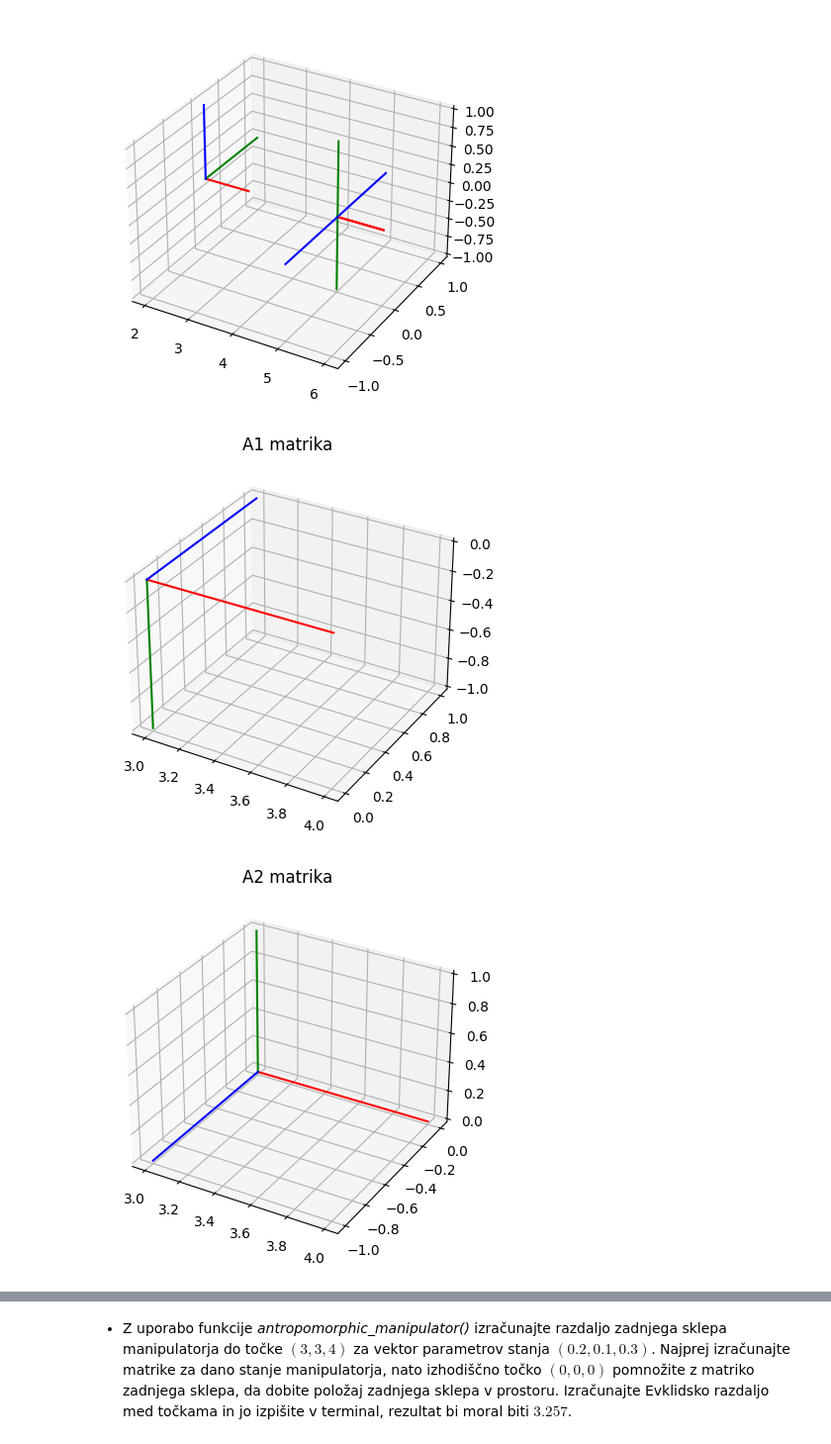
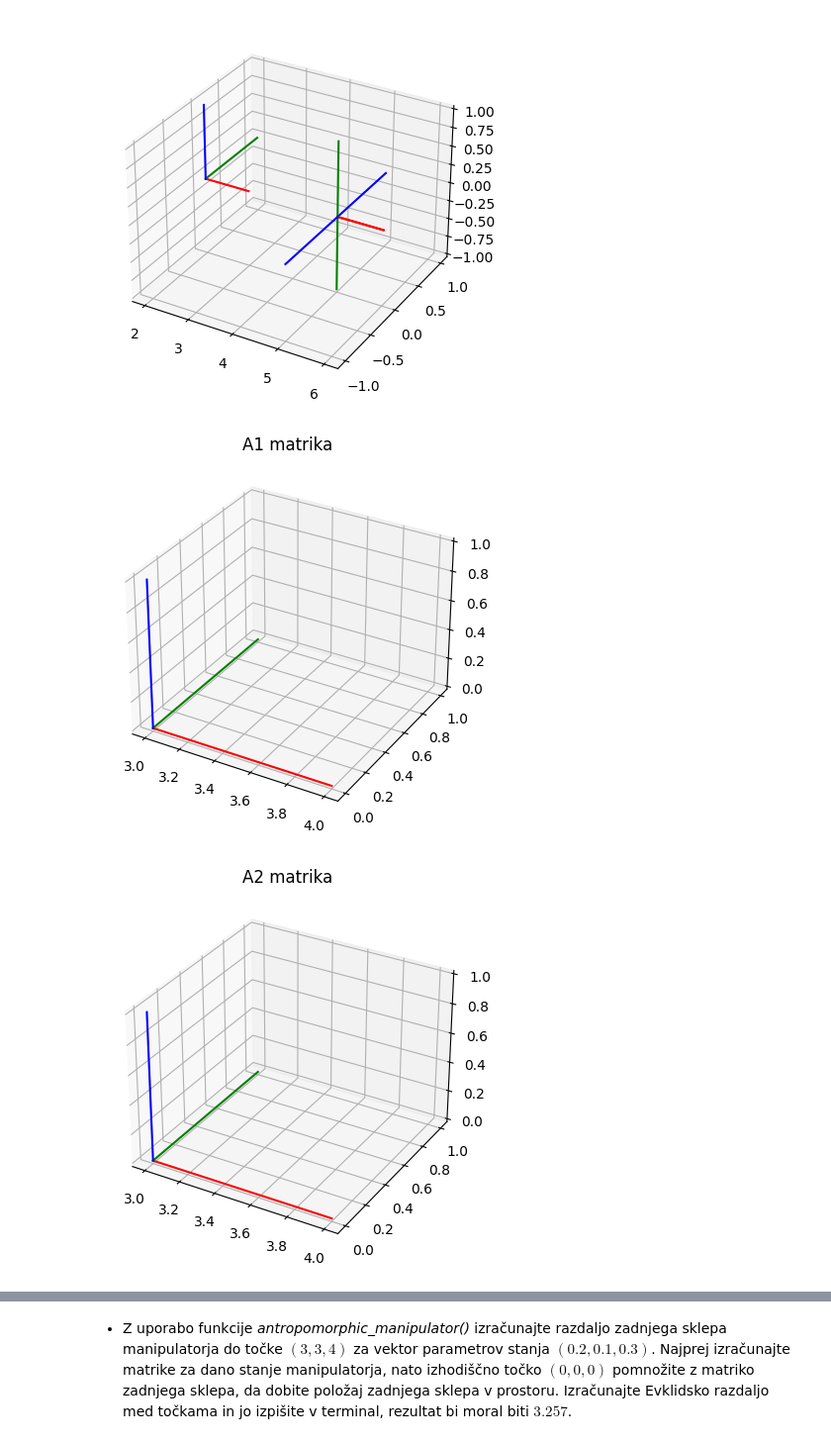
Before and after one commit to Krevs321/Robotika03, a Jupyter notebook: vaja3.ipynb, the cells around one changed output, grey strips where cells are left out. Shown at 99% size. Saved outputs shown, nothing was run; the diff lists cells and outputs as text; code cells hidden in the pictures.

```diff
--- a/vaja3.ipynb
+++ b/vaja3.ipynb
@@ -263,9 +263,9 @@ import numpy as np
 
 def antropomorphic_manipulator(a1, a2, a3):
     # Izračun A1, A2 in A3 na podlagi vhodnih parametrov a1, a2 in a3
-    A1 = dh_joint([3, -math.radians(90), 0, a1])
-    A2 = dh_joint([3, math.radians(90), 0, a2])
-    A3 = dh_joint([3, 0, a3, 0])
+    A1 = dh_joint([3, 0, 0, a1])
+    A2 = dh_joint([3, 0, 0, a2])
+    A3 = dh_joint([3, 0, 0, a3])
 
     return (A1, A2, A3)
 # %% [markdown]
@@ -310,26 +307,25 @@ plt.show()
 # %%
 # Zapišite rešitev za antropomorfni manipulator tukaj
 A1, A2, A3 = antropomorphic_manipulator(0, 0, 0)
 
-vec = np.array([0, 0, 0, 1])
 fig = plt.figure()
 ax = plt.axes(projection ='3d')
 show_system(ax, A1)
 ax.set_title('A1 matrika')
 
 fig = plt.figure()
 ax = plt.axes(projection ='3d')
 show_system(ax, A2)
 ax.set_title('A2 matrika')
 
 fig = plt.figure()
 ax = plt.axes(projection ='3d')
 show_system(ax, A3)
 ax.set_title('A3 matrika')
 plt.show()
 # %% [output]
-[figure, old version]
+[figure, new version]
-[figure, old version]
+[figure, new version]
 [figure]
 # %% [markdown]
 * Z uporabo funkcije <i>antropomorphic_manipulator()</i> izračunajte razdaljo zadnjega sklepa manipulatorja do točke $(3, 3, 4)$ za vektor parametrov stanja $(0.2, 0.1, 0.3)$. Najprej izračunajte matrike za dano stanje manipulatorja, nato izhodiščno točko $(0, 0, 0)$ pomnožite z matriko zadnjega sklepa, da dobite položaj zadnjega sklepa v prostoru. Izračunajte Evklidsko razdaljo med točkama in jo izpišite v terminal, rezultat bi moral biti $3.257$.
```
Also changed, not shown: parts of 3 cells of this notebook.
